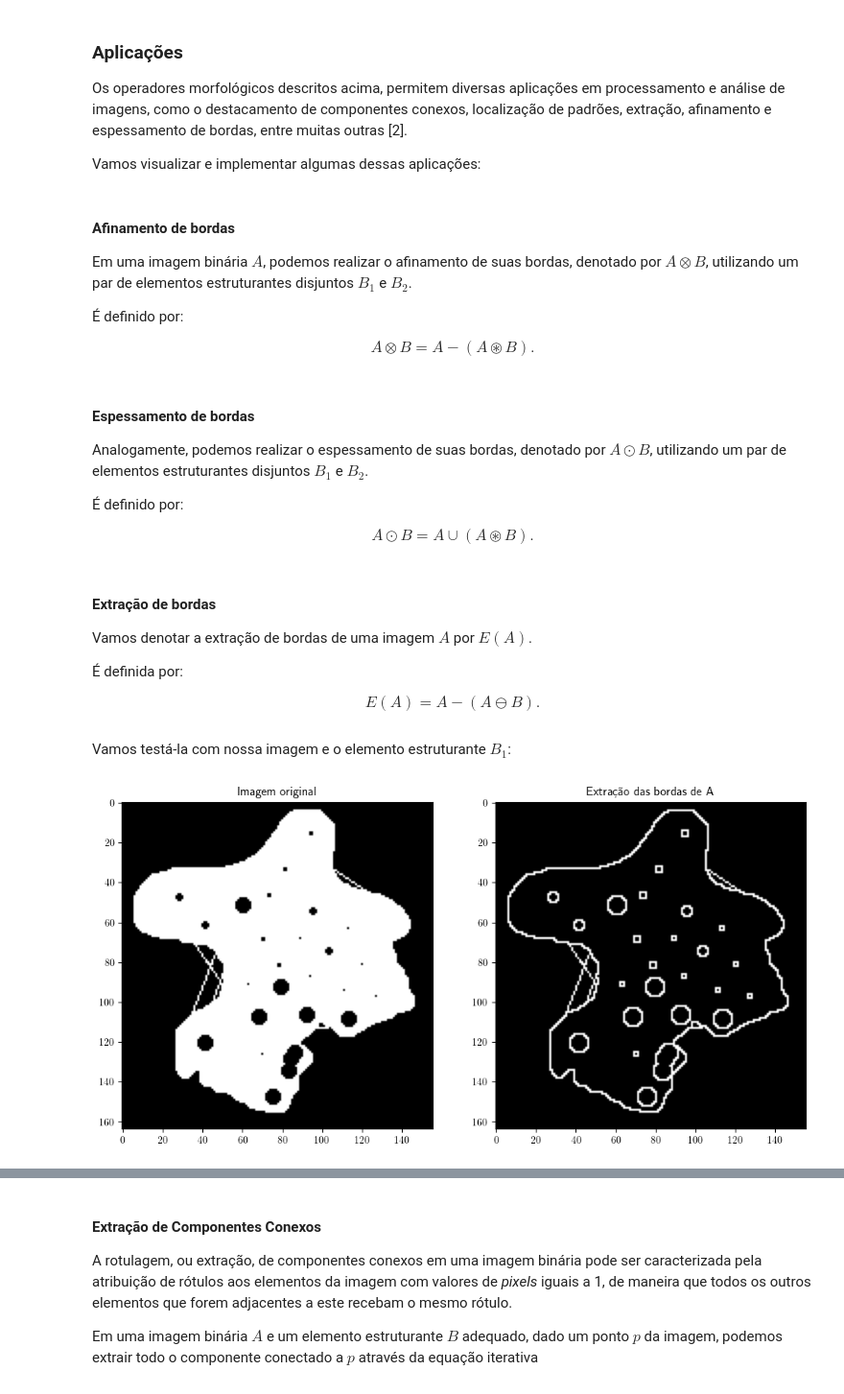
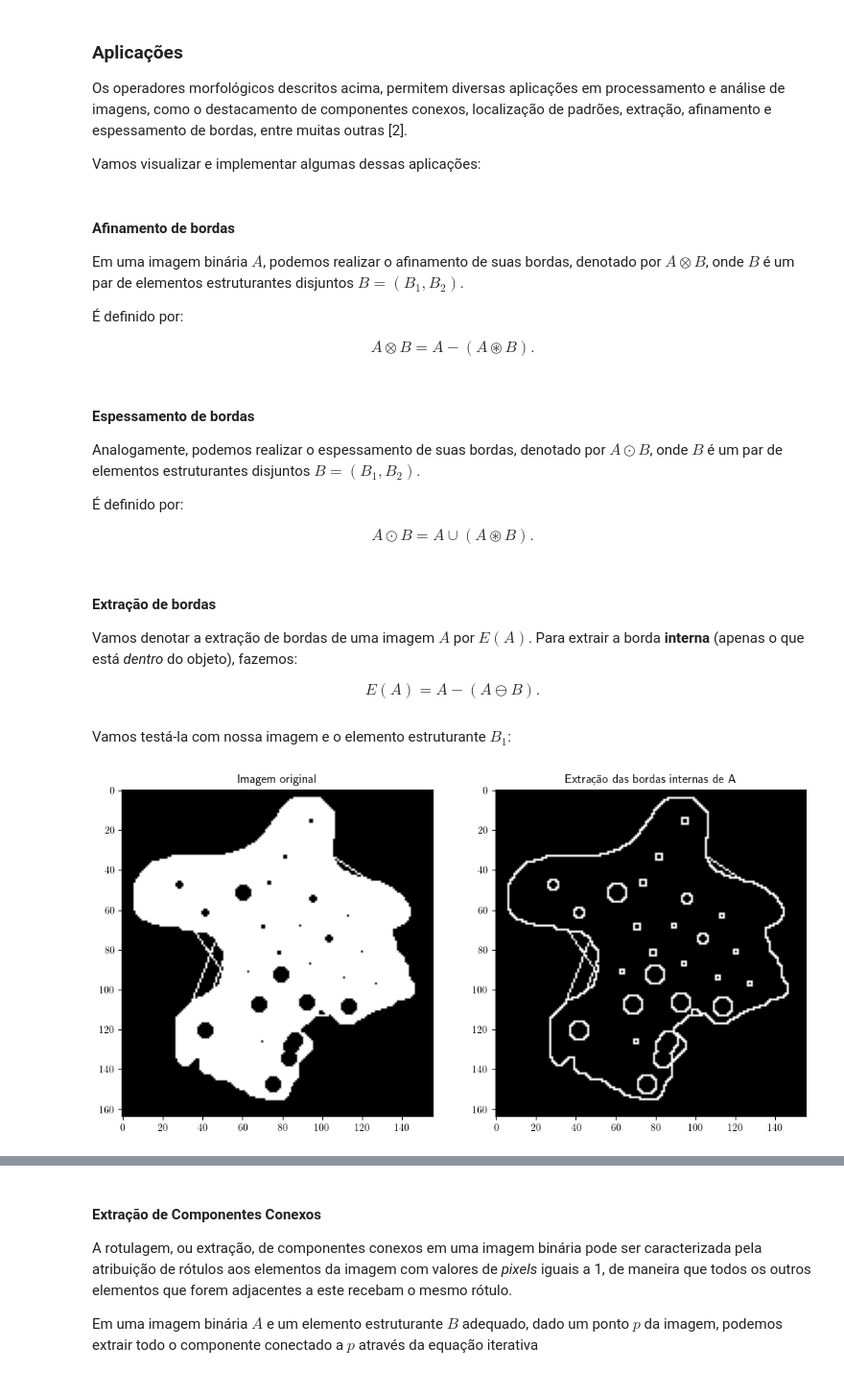
Before and after one commit to lamac-uece/tutoriais-lamac, a Jupyter notebook: processamento_de_imagens/morfologia_matematica.ipynb, the cells around one changed output, grey strips where cells are left out. Shown at 96% size. Cells and saved outputs as stored; diff of their text form; code cells hidden in the pictures.

```diff
--- a/processamento_de_imagens/morfologia_matematica.ipynb
+++ b/processamento_de_imagens/morfologia_matematica.ipynb
@@ -301,7 +301,7 @@ $$ A \oplus B = \bigcup_{b \in B} (A + b). $$
 Vamos implementá-la:
 # %%
 def adicao_de_minkowski(A, B):
-    res = np.zeros(A.shape, dtype=bool)
+    res = np.zeros_like(A, dtype=bool)
 
     for point in indices_es(B):
         res = res | transladar(A, *point)
@@ -481,7 +499,7 @@ Vamos visualizar e implementar algumas dessas aplicações:
 # %% [markdown]
 #### Afinamento de bordas
 
-Em uma imagem binária $A$, podemos realizar o afinamento de suas bordas, denotado por $A \otimes B$, utilizando um par de elementos estruturantes disjuntos $B_1$ e $B_2$.
+Em uma imagem binária $A$, podemos realizar o afinamento de suas bordas, denotado por $A \otimes B$, onde $B$ é um par de elementos estruturantes disjuntos $B = (B_1, B_2)$.
 
 É definido por:
 
@@ -492,7 +510,7 @@ def afinamento_de_bordas(A, B1, B2):
 # %% [markdown]
 #### Espessamento de bordas
 
-Analogamente, podemos realizar o espessamento de suas bordas, denotado por $A \odot B$, utilizando um par de elementos estruturantes disjuntos $B_1$ e $B_2$.
+Analogamente, podemos realizar o espessamento de suas bordas, denotado por $A \odot B$, onde $B$ é um par de elementos estruturantes disjuntos $B = (B_1, B_2)$.
 
 É definido por:
 
@@ -503,24 +521,22 @@ def espessamento_de_bordas(A, B1, B2):
 # %% [markdown]
 #### Extração de bordas
 
-Vamos denotar a extração de bordas de uma imagem $A$ por $E(A)$.
-
-É definida por:
+Vamos denotar a extração de bordas de uma imagem $A$ por $E(A)$. Para extrair a borda **interna** (apenas o que está *dentro* do objeto), fazemos:
 
 $$ E(A) = A - (A \ominus B). $$
 # %%
-def extracao_de_bordas(A, B):
+def extracao_de_bordas_internas(A, B):
     return diff(A, subtracao_de_minkowski(A, B))
 # %% [markdown]
 Vamos testá-la com nossa imagem e o elemento estruturante $B_1$:
 # %%
-res = extracao_de_bordas(img_bin, es1)
+res = extracao_de_bordas_internas(img_bin, es1)
 
 _, ax = plt.subplots(1,2, figsize=(12,6))
 ax[0].imshow(img_bin, cmap='gray')
 ax[0].set_title('Imagem original')
 ax[1].imshow(res, cmap='gray')
-ax[1].set_title('Extração das bordas de A')
+ax[1].set_title('Extração das bordas internas de A')
 plt.show()
 # %% [output]
-[figure, old version]
+[figure, new version]
```
Also changed, not shown: parts of 13 cells of this notebook.
